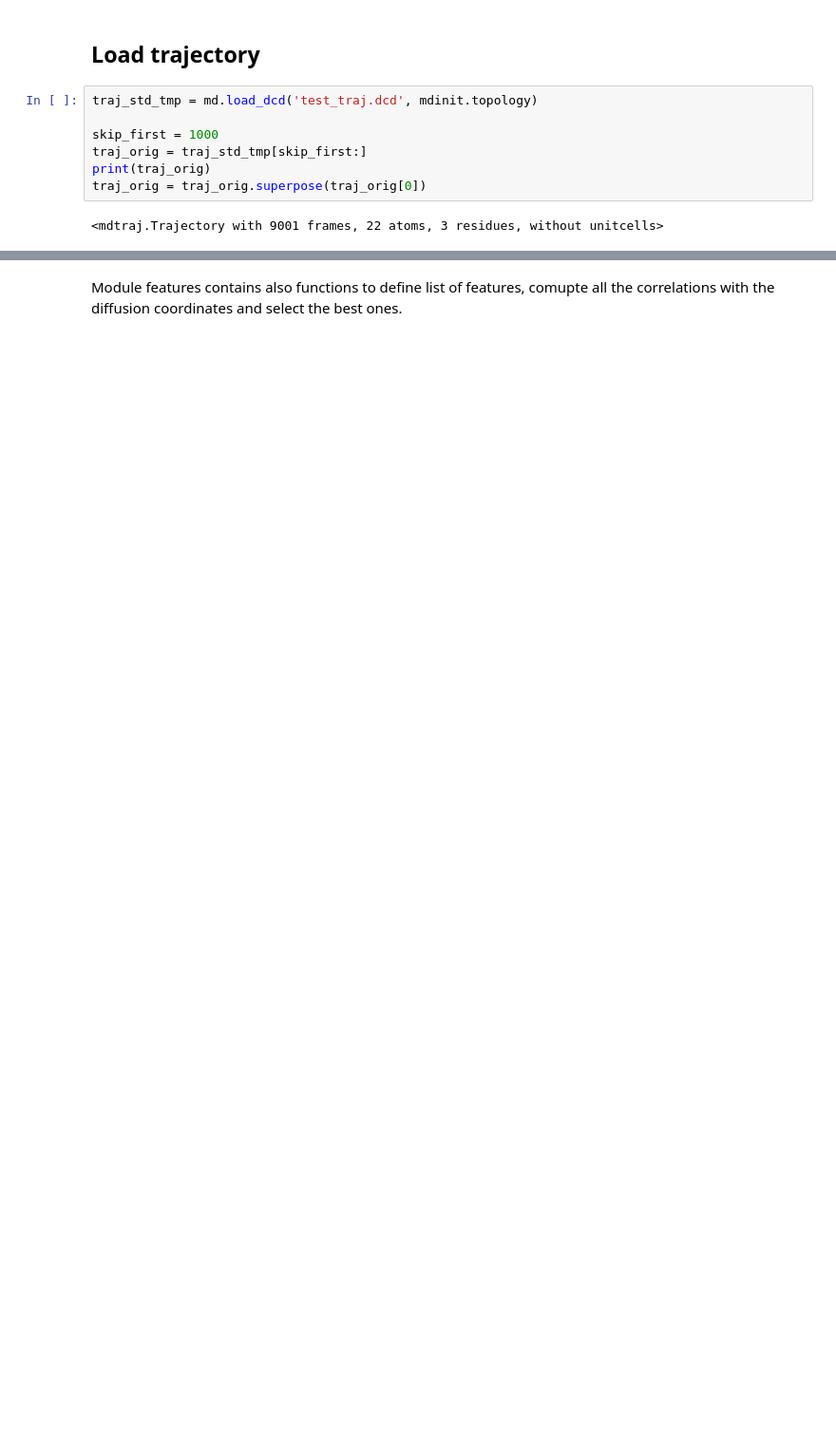
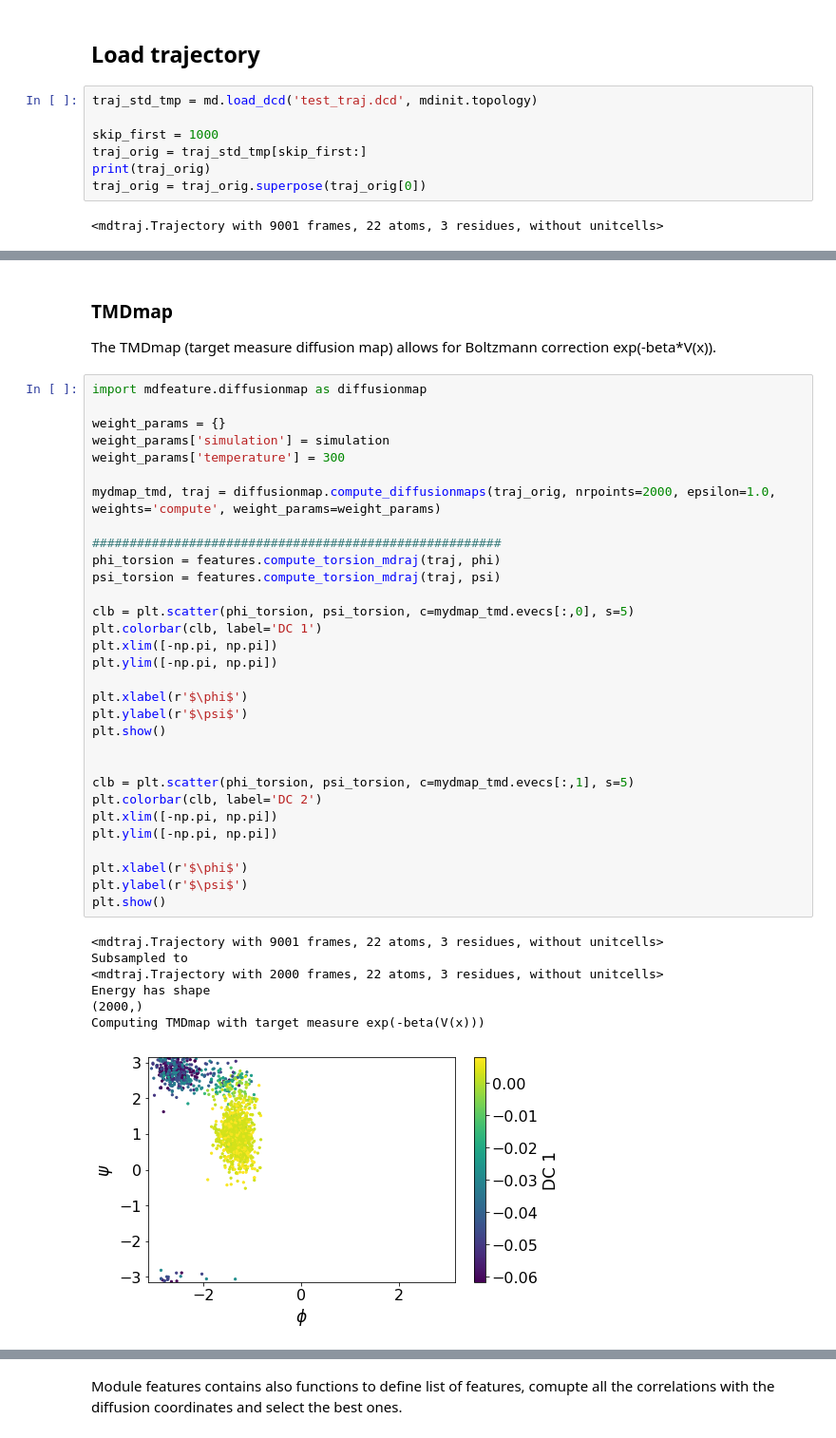
Before and after one commit to ZofiaTr/mdfeature, a Jupyter notebook: notebooks/test_mdfeature.ipynb, the cells around one changed output, grey strips where cells are left out. Shown at 95% size. Drawn from its saved outputs; the diff is of its cells as text; blank space fills up the shorter version.

Commit message:
added tmdmap and weighted diffusionmap

```diff
--- a/notebooks/test_mdfeature.ipynb
+++ b/notebooks/test_mdfeature.ipynb
@@ -137,0 +184,43 @@ Module diffusionmap allows to compute the diffusion maps from the trajectory.
+# %% [markdown]
+### TMDmap
+
+The TMDmap (target measure diffusion map) allows for Boltzmann correction exp(-beta*V(x)).
+# %%
+import mdfeature.diffusionmap as diffusionmap
+
+weight_params = {}
+weight_params['simulation'] = simulation
+weight_params['temperature'] = 300
+
+mydmap_tmd, traj = diffusionmap.compute_diffusionmaps(traj_orig, nrpoints=2000, epsilon=1.0, weights='compute', weight_params=weight_params)
+
+#######################################################
+phi_torsion = features.compute_torsion_mdraj(traj, phi)
+psi_torsion = features.compute_torsion_mdraj(traj, psi)
+
+clb = plt.scatter(phi_torsion, psi_torsion, c=mydmap_tmd.evecs[:,0], s=5)
+plt.colorbar(clb, label='DC 1')
+plt.xlim([-np.pi, np.pi])
+plt.ylim([-np.pi, np.pi])
+
+plt.xlabel(r'$\phi$')
+plt.ylabel(r'$\psi$')
+plt.show()
+
+
+clb = plt.scatter(phi_torsion, psi_torsion, c=mydmap_tmd.evecs[:,1], s=5)
+plt.colorbar(clb, label='DC 2')
+plt.xlim([-np.pi, np.pi])
+plt.ylim([-np.pi, np.pi])
+
+plt.xlabel(r'$\phi$')
+plt.ylabel(r'$\psi$')
+plt.show()
+# %% [output]
+<mdtraj.Trajectory with 9001 frames, 22 atoms, 3 residues, without unitcells>
+Subsampled to
+<mdtraj.Trajectory with 2000 frames, 22 atoms, 3 residues, without unitcells>
+Energy has shape
+(2000,)
+Computing TMDmap with target measure exp(-beta(V(x)))
+[figure, added]
```
Also changed, not shown: parts of 20 cells of this notebook, 9 other files.
